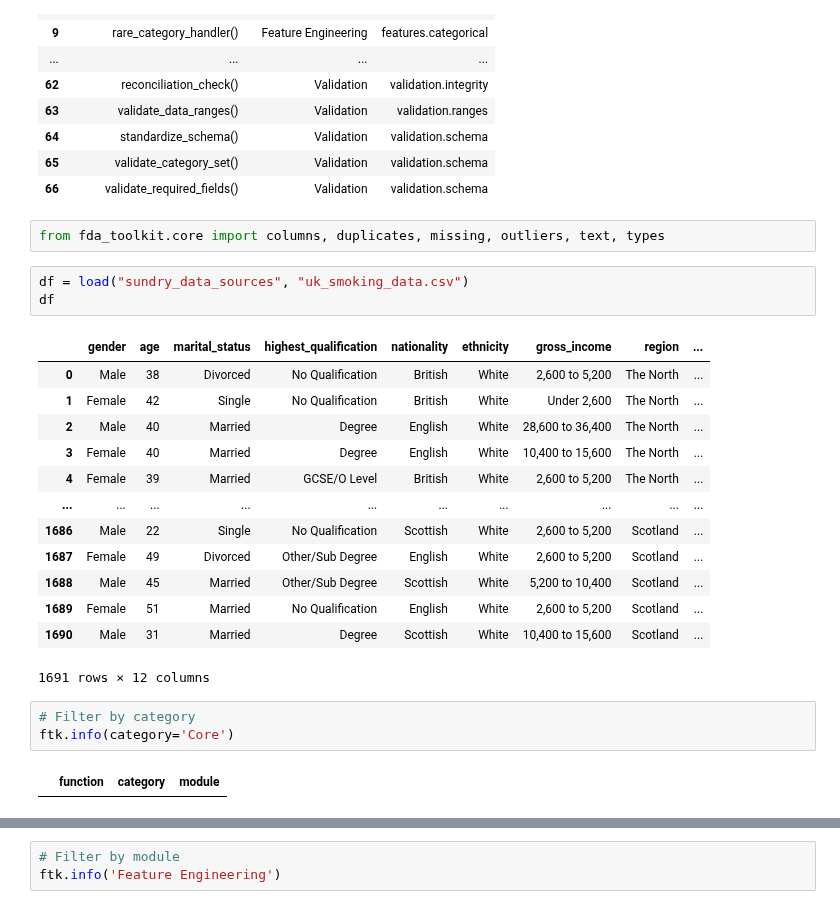
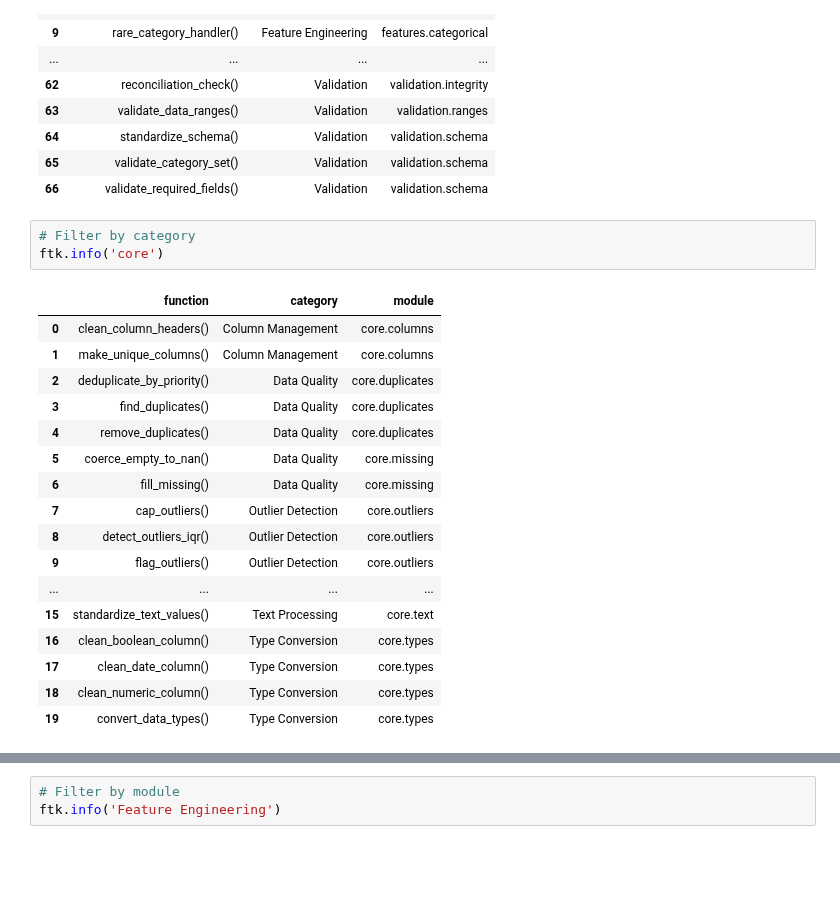
Before and after one commit to TeslimAdeyanju/studynote1-Python-for-Finance-Data-Science-My-Learning-Journey, a Jupyter notebook: financial-data-kit-demo/note.ipynb, the cells around one changed output, grey strips where cells are left out. Saved outputs shown, nothing was run; the diff lists cells and outputs as text; blank space fills up the shorter version.

```diff
--- a/financial-data-kit-demo/note.ipynb
+++ b/financial-data-kit-demo/note.ipynb
@@ -44,27 +61,24 @@ display(ftk.info())
 | 64 | standardize_schema() | Validation | validation.schema |
 | 65 | validate_category_set() | Validation | validation.schema |
 | 66 | validate_required_fields() | Validation | validation.schema |
-# %%
-from fda_toolkit.core import columns, duplicates, missing, outliers, text, types
-# %%
-df = load("sundry_data_sources", "uk_smoking_data.csv")
-df
-# %% [output]
-|  | gender | age | marital_status | highest_qualification | nationality | ethnicity | gross_income | region | ... |
-| 0 | Male | 38 | Divorced | No Qualification | British | White | 2,600 to 5,200 | The North | ... |
-| 1 | Female | 42 | Single | No Qualification | British | White | Under 2,600 | The North | ... |
-| 2 | Male | 40 | Married | Degree | English | White | 28,600 to 36,400 | The North | ... |
-| 3 | Female | 40 | Married | Degree | English | White | 10,400 to 15,600 | The North | ... |
-| 4 | Female | 39 | Married | GCSE/O Level | British | White | 2,600 to 5,200 | The North | ... |
-| ... | ... | ... | ... | ... | ... | ... | ... | ... | ... |
-| 1686 | Male | 22 | Single | No Qualification | Scottish | White | 2,600 to 5,200 | Scotland | ... |
-| 1687 | Female | 49 | Divorced | Other/Sub Degree | English | White | 2,600 to 5,200 | Scotland | ... |
-| 1688 | Male | 45 | Married | Other/Sub Degree | Scottish | White | 5,200 to 10,400 | Scotland | ... |
-| 1689 | Female | 51 | Married | No Qualification | English | White | 2,600 to 5,200 | Scotland | ... |
-| 1690 | Male | 31 | Married | Degree | Scottish | White | 10,400 to 15,600 | Scotland | ... |
-1691 rows × 12 columns
 # %%
 # Filter by category
-ftk.info(category='Core')
+ftk.info('core')
 # %% [output]
 |  | function | category | module |
+| 0 | clean_column_headers() | Column Management | core.columns |
+| 1 | make_unique_columns() | Column Management | core.columns |
+| 2 | deduplicate_by_priority() | Data Quality | core.duplicates |
+| 3 | find_duplicates() | Data Quality | core.duplicates |
+| 4 | remove_duplicates() | Data Quality | core.duplicates |
+| 5 | coerce_empty_to_nan() | Data Quality | core.missing |
+| 6 | fill_missing() | Data Quality | core.missing |
+| 7 | cap_outliers() | Outlier Detection | core.outliers |
+| 8 | detect_outliers_iqr() | Outlier Detection | core.outliers |
+| 9 | flag_outliers() | Outlier Detection | core.outliers |
+| ... | ... | ... | ... |
+| 15 | standardize_text_values() | Text Processing | core.text |
+| 16 | clean_boolean_column() | Type Conversion | core.types |
+| 17 | clean_date_column() | Type Conversion | core.types |
+| 18 | clean_numeric_column() | Type Conversion | core.types |
+| 19 | convert_data_types() | Type Conversion | core.types |
```
Also changed, not shown: parts of 8 cells of this notebook.
